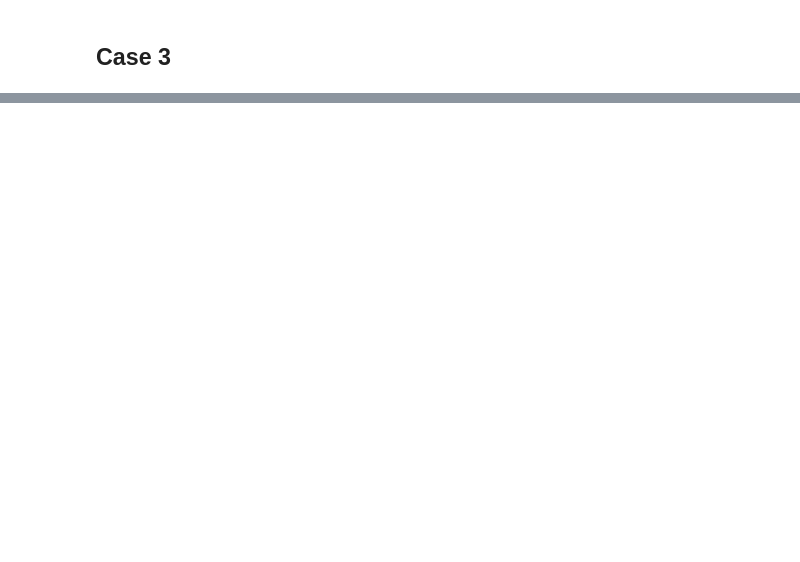
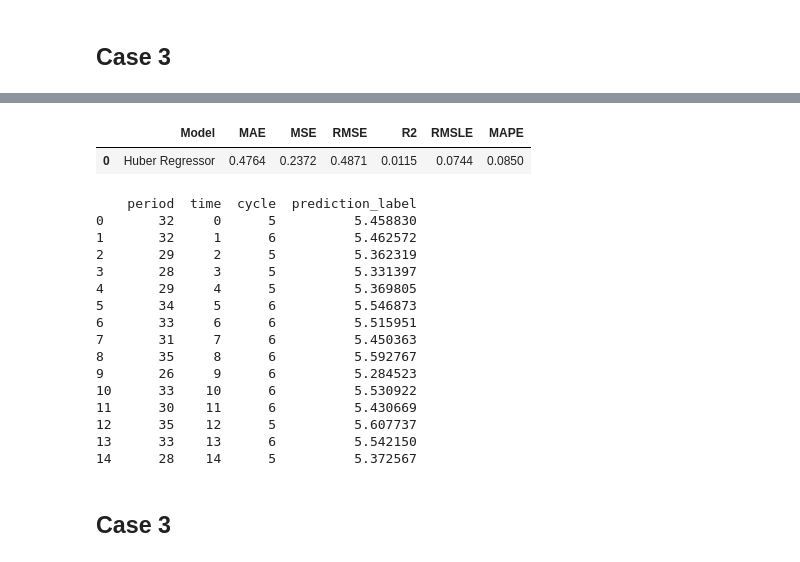
Before and after one commit to cilab-ufersa/period_cycle_prediction, a Jupyter notebook: period_cycle_prediction/arima.ipynb, the cells around one changed output, grey strips where cells are left out. Drawn from its saved outputs; the diff is of its cells as text; code cells hidden in the pictures; blank space fills up the shorter version.

```diff
--- a/period_cycle_prediction/arima.ipynb
+++ b/period_cycle_prediction/arima.ipynb
@@ -222,0 +385,30 @@ Attributes:
+# %%
+# prediction
+
+best_model = create_model('huber')
+
+# predict unseen data
+
+unseen_predictions = predict_model(best_model, data=input_test_regular_cycle)
+print(unseen_predictions)
+# %% [output]
+|  | Model | MAE | MSE | RMSE | R2 | RMSLE | MAPE |
+| 0 | Huber Regressor | 0.4764 | 0.2372 | 0.4871 | 0.0115 | 0.0744 | 0.0850 |
+    period  time  cycle  prediction_label
+0       32     0      5          5.458830
+1       32     1      6          5.462572
+2       29     2      5          5.362319
+3       28     3      5          5.331397
+4       29     4      5          5.369805
+5       34     5      6          5.546873
+6       33     6      6          5.515951
+7       31     7      6          5.450363
+8       35     8      6          5.592767
+9       26     9      6          5.284523
+10      33    10      6          5.530922
+11      30    11      6          5.430669
+12      35    12      5          5.607737
+13      33    13      6          5.542150
+14      28    14      5          5.372567
+# %% [markdown]
+## Case 3
```
Also changed, not shown: parts of 22 cells of this notebook.
